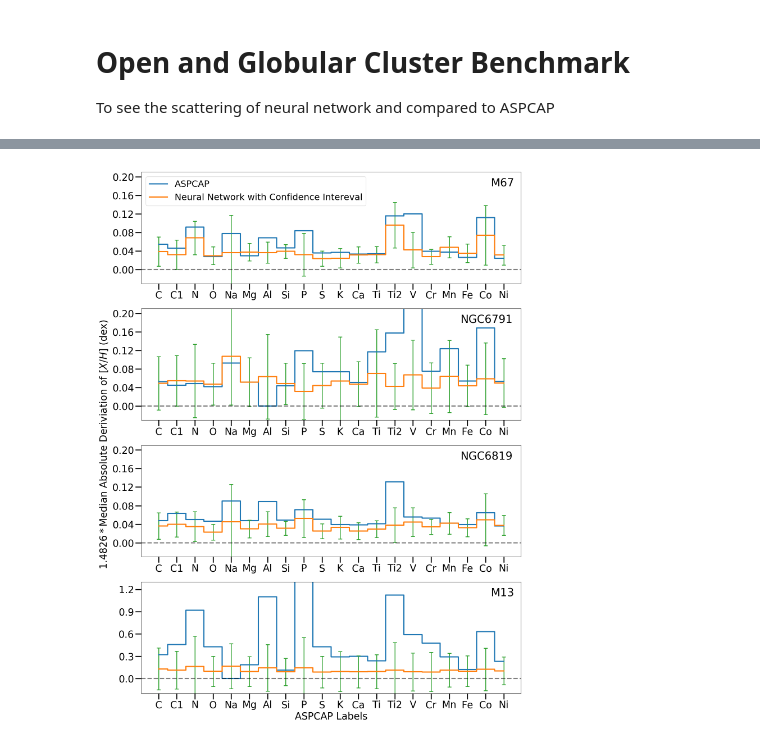
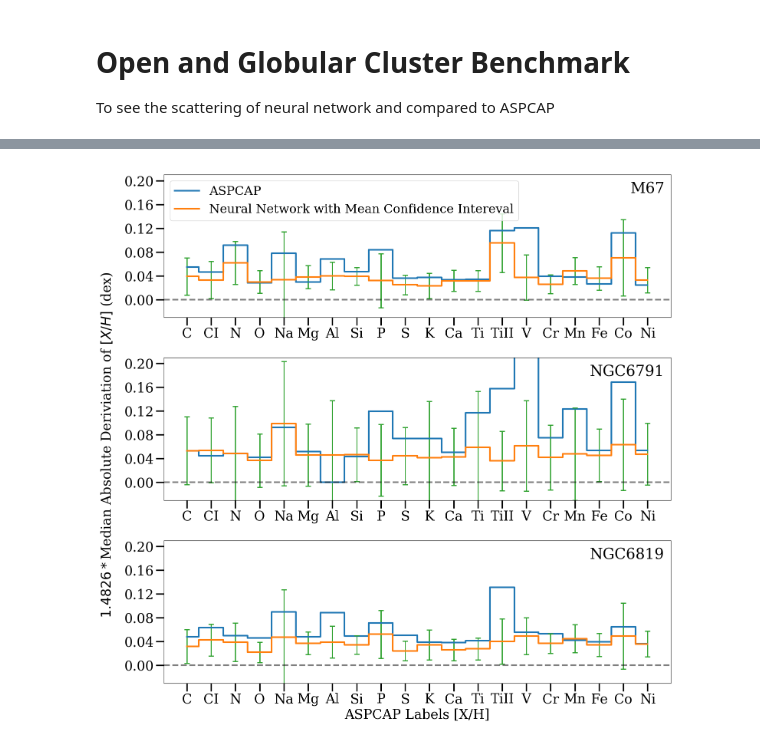
Before and after one commit to henrysky/astroNN_spectra_paper_figures, a Jupyter notebook: Open_Globular_Cluster_Benchmark.ipynb, the cells around one changed output, grey strips where cells are left out. Cells and saved outputs as stored; diff of their text form; code cells hidden in the pictures.

Commit message:
add open/globular clusters mean abundances, minor fixes

```diff
--- a/Open_Globular_Cluster_Benchmark.ipynb
+++ b/Open_Globular_Cluster_Benchmark.ipynb
@@ -14,6 +14,8 @@ from astroNN.apogee import allstar
 from astroNN.apogee import visit_spectra
 from astroNN.apogee.chips import apogee_continuum
 from astroNN.models import load_folder
+
+plt.rc('font',**{'family': 'serif', 'weight':'medium', 'size':20})
 
 # load APOGEE allstar file
 all_star = fits.getdata(allstar(dr=14))
@@ -33,13 +35,10 @@ targetname = bcnn.targetname  # find out which neural repsondable to what
 data = astropy.io.ascii.read('aj485195t4_mrt.txt')
 uni_names = np.unique(np.array(data['col2']))  # find unique cluster name
 
-# setup plots
-f, ax = plt.subplots(4, figsize=(15,20), dpi=100)
-
 # loop throught the clusters
 for name in uni_names:
-    # In the paper, we only plot these 3 clusters, M67, NGC6791 and NGC6819
-    if name not in ['M67', 'N6791', 'N6819', 'M13']:
+    # In the paper, we only plot these 3 clusters, M67, NGC6791 and NGC6819 in open cluster category
+    if name not in ['M67', 'N6791', 'N6819']:
         continue
 
     # find all the APOGEE ID associated with that cluster
@@ -84,25 +83,62 @@ for name in uni_names:
         m67_nn_scatter = np.array(pred_scatter)
         m67_nn_m_uncer = np.array(mean_uncertainty)
         m67_aspcap = np.array(aspcap_scatter)
+
+        m67_aspcap_mean = np.median(aspcap_result, axis=0)
+        m67_aspcap_uncer = mad_std(aspcap_result, axis=0) / np.sqrt(indices.shape[0])
+
+        m67_nn_mean = np.median(pred[:,4:24], axis=0)
+        m67_nn_uncer_in_mean = mad_std(pred[:,4:24], axis=0) / np.sqrt(indices.shape[0])
+
+        print('Neural Network star cluster median abundances and uncertainty in median (ASPCAP)')
+        for i in range(20):
+            print(bcnn.targetname[4:24][i], f': {m67_nn_mean[i]:.{4}f}+/-{m67_nn_uncer_in_mean[i]:.{4}f}',
+                  f' ({m67_aspcap_mean[i]:.{4}f}+/-{m67_aspcap_uncer[i]:.{4}f})')
+        print('=====================================\n')
+
     elif name=='N6791':
         n6791_nn_scatter = np.array(pred_scatter)
         n6791_nn_m_uncer = np.array(mean_uncertainty)
         n6791_aspcap = np.array(aspcap_scatter)
+
+        n6791_aspcap_mean = np.median(aspcap_result, axis=0)
+        n6791_aspcap_uncer = mad_std(aspcap_result, axis=0) / np.sqrt(indices.shape[0])
+
+        n6791_nn_mean = np.median(pred[:,4:24], axis=0)
+        n6791_nn_uncer_in_mean = mad_std(pred[:,4:24], axis=0) / np.sqrt(indices.shape[0])
+
+        print('Neural Network star cluster median abundances and uncertainty in median (ASPCAP)')
+        for i in range(20):
+            print(bcnn.targetname[4:24][i], f': {n6791_nn_mean[i]:.{4}f}+/-{n6791_nn_uncer_in_mean[i]:.{4}f}',
+                  f' ({n6791_aspcap_mean[i]:.{4}f}+/-{n6791_aspcap_uncer[i]:.{4}f})')
+        print('=====================================\n')
+
     elif name=='N6819':
         n6819_nn_scatter = np.array(pred_scatter)
         n6819_nn_m_uncer = np.array(mean_uncertainty)
         n6819_aspcap = np.array(aspcap_scatter)
-    elif name=='M13':
-        m13_nn_scatter = np.array(pred_scatter)
-        m13_nn_m_uncer = np.array(mean_uncertainty)
-        m13_aspcap = np.array(aspcap_scatter)
+
+        n6819_aspcap_mean = np.median(aspcap_result, axis=0)
+        n6819_aspcap_uncer = mad_std(aspcap_result, axis=0) / np.sqrt(indices.shape[0])
+
+        n6819_nn_mean = np.median(pred[:,4:24], axis=0)
+        n6819_nn_uncer_in_mean = mad_std(pred[:,4:24], axis=0) / np.sqrt(indices.shape[0])
+
+        print('Neural Network star cluster median abundances and uncertainty in median (ASPCAP)')
+        for i in range(20):
+            print(bcnn.targetname[4:24][i], f': {n6819_nn_mean[i]:.{4}f}+/-{n6819_nn_uncer_in_mean[i]:.{4}f}',
+                  f' ({n6819_aspcap_mean[i]:.{4}f}+/-{n6819_aspcap_uncer[i]:.{4}f})')
+        print('======================================\n')
 
 ml = MultipleLocator(0.04)
+
+# setup plots
+f, ax = plt.subplots(3, figsize=(15,15), dpi=100)
 
 ax[0].plot(m67_aspcap, ls='steps-mid', linewidth=3.,
            label='ASPCAP')
 ax[0].plot(m67_nn_scatter, ls='steps-mid', linewidth=3.,
-           label='Neural Network with Confidence Intereval')
+           label='Neural Network with Mean Confidence Intereval')
 ax[0].errorbar(np.arange(20), m67_nn_scatter, yerr=m67_nn_m_uncer,
                linestyle='None', capsize=5, elinewidth=2., capthick=2.)
 ax[0].set_ylim((-0.03, 0.21))
@@ -139,25 +175,13 @@ ax[2].set_xticklabels([f"{xn}" for xn in bcnn.targetname[4:24]])
 ax[2].tick_params(labelsize=25, width=2.5, length=15, which='major')
 ax[2].yaxis.set_major_locator(ml)
 ax[2].axhline(0.00, ls='--', c='k', lw=3., alpha=0.5)
+ax[2].set_xlabel('ASPCAP Labels [X/H]', fontsize=25)
 
-ax[3].plot(m13_aspcap, ls='steps-mid', linewidth=3.)
-ax[3].plot(m13_nn_scatter, ls='steps-mid', linewidth=3.)
-ax[3].errorbar(np.arange(20), m13_nn_scatter, yerr=m13_nn_m_uncer,
-               linestyle='None', capsize=5, elinewidth=2., capthick=2.)
-ax[3].annotate("M13", xy=(0.92,0.87),xycoords='axes fraction', fontsize=28)
-ax[3].set_xlabel('ASPCAP Labels', fontsize=25)
-ax[3].set_ylim((-0.20, 1.3))
-ax[3].set_xticks(np.arange(len([xn for xn in bcnn.targetname[4:24]])))
-ax[3].set_xticklabels([f"{xn}" for xn in bcnn.targetname[4:24]])
-ax[3].tick_params(labelsize=25, width=2.5, length=15, which='major')
-ax[3].yaxis.set_major_locator(MultipleLocator(0.3))
-ax[3].axhline(0.00, ls='--', c='k', lw=3., alpha=0.5)
-
-f.tight_layout()
 f.text(-0.01, 0.5, '$1.4826*$'+'Median Absolute Deriviation of '+'$[X/H]$'+' (dex)', ha='center',
        va='center', fontdict={'fontsize':25}, rotation='vertical')
+f.tight_layout()
 
-f.savefig('open_globular_clusters.png')
+f.savefig('open_clusters.png')
 # %% [output]
 E:\sdss_mirror\dr14/apogee/spectro/redux/r8/stars/l31c/l31c.2/allStar-l31c.2.fits was found!
 ========================================================
@@ -178 +203 @@ Completed Dropout Variational Inference with 100 forward passes, 0.75s in total
-[figure, old version]
+[figure, new version]
```
Also changed, not shown: parts of 2 cells of this notebook, 2 other files.
